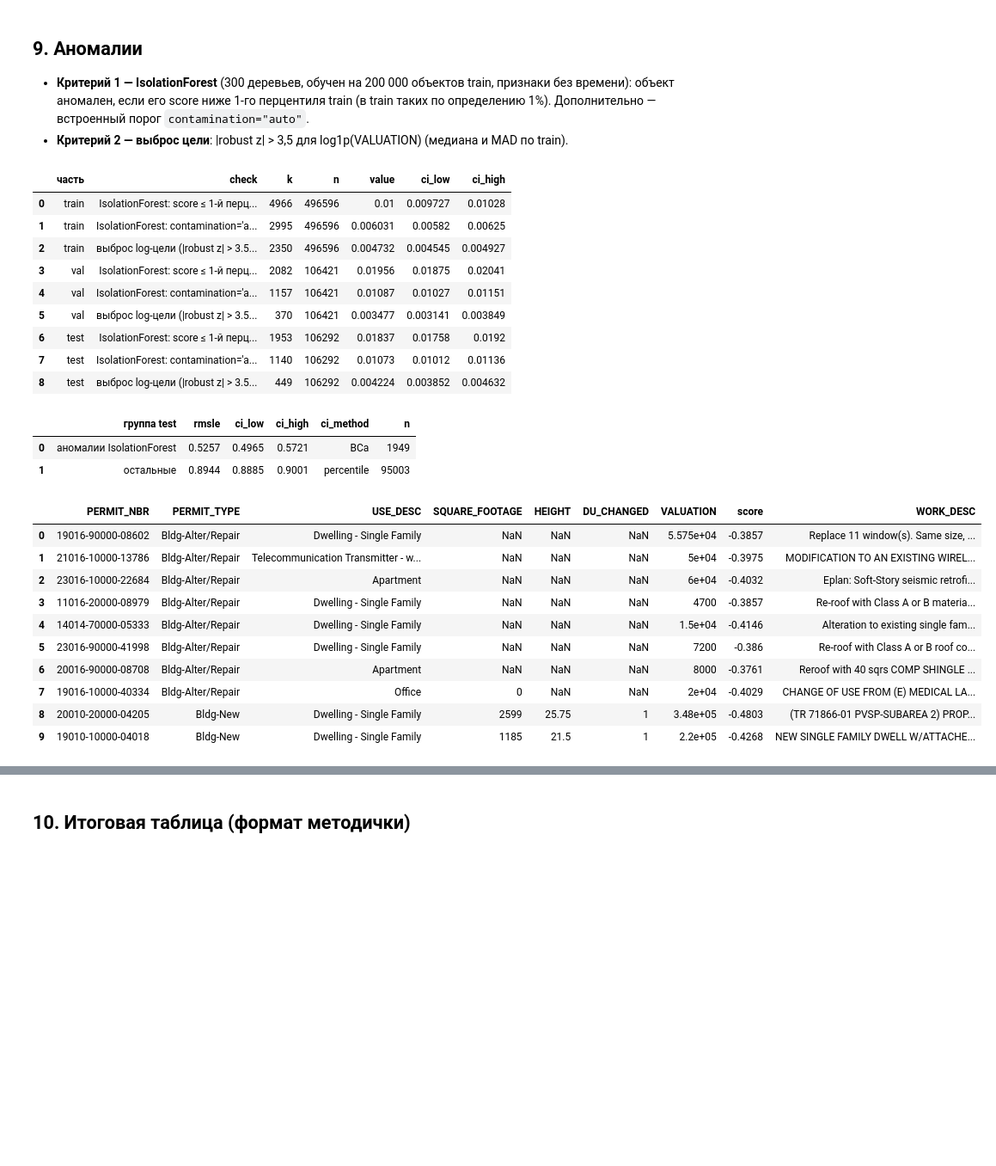
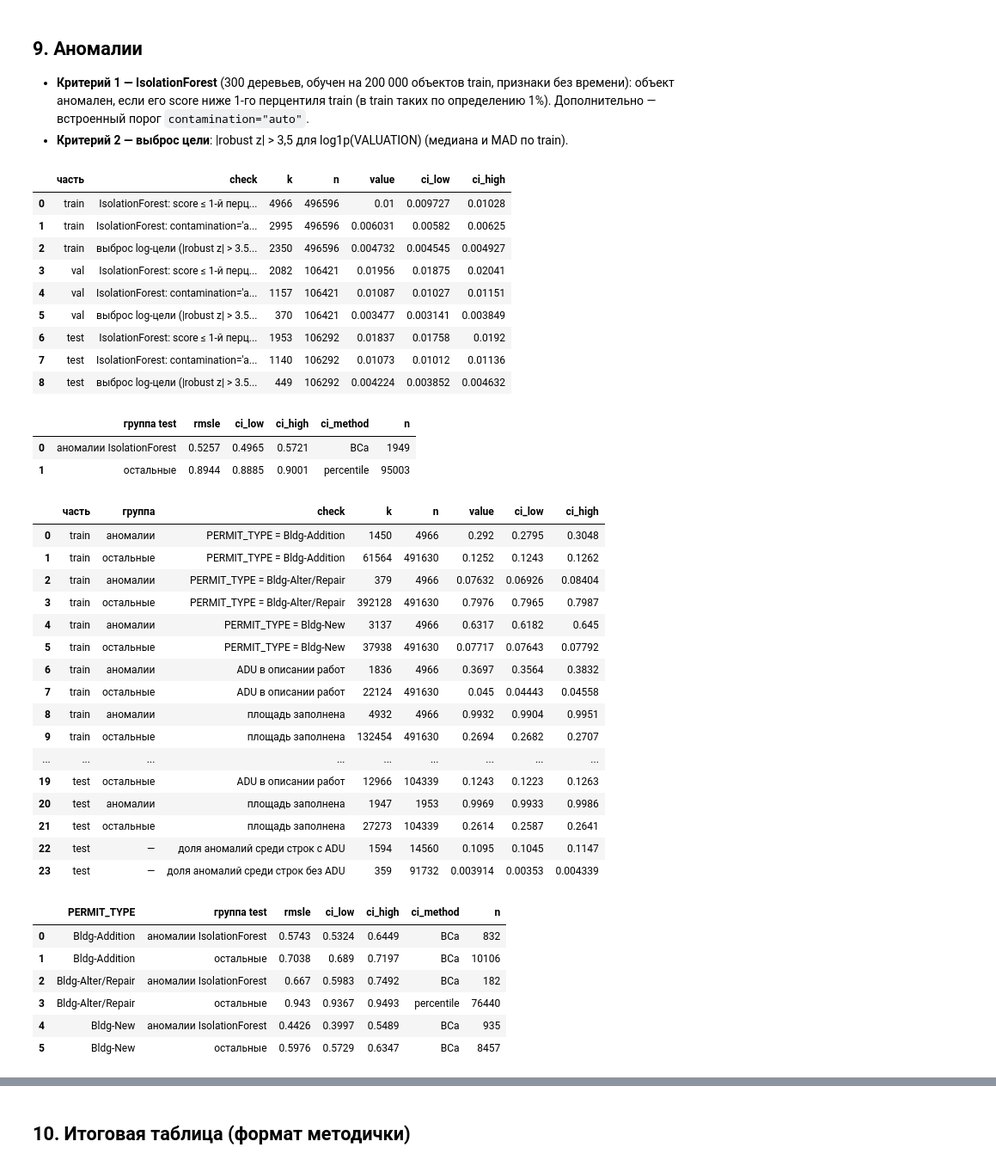
Before and after one commit to DeaDog911/ai-security, a Jupyter notebook: notebooks/pr1_data_quality.ipynb, the cells around one changed output, grey strips where cells are left out. Shown at 86% size. Drawn from its saved outputs; the diff is of its cells as text; code cells hidden in the pictures; blank space fills up the shorter version.

```diff
--- a/notebooks/pr1_data_quality.ipynb
+++ b/notebooks/pr1_data_quality.ipynb
@@ -635,30 +635,45 @@ img("shift_by_year")
 # %%
 show("anomalies", cols=["часть", "check", "k", "n", "value", "ci_low", "ci_high"]);
 show("anomalies_error");
+show("anomalies_profile", cols=["часть", "группа", "check", "k", "n", "value", "ci_low", "ci_high"]);
+show("anomalies_error_by_type");
 show("anomalies_top15", n=10);
 img("anomalies")
 # %% [output]
 |  | часть | check | k | n | value | ci_low | ci_high |
 | 0 | train | IsolationForest: score ≤ 1-й перц... | 4966 | 496596 | 0.01 | 0.009727 | 0.01028 |
 | 1 | train | IsolationForest: contamination='a... | 2995 | 496596 | 0.006031 | 0.00582 | 0.00625 |
 | 2 | train | выброс log-цели (|robust z| > 3.5... | 2350 | 496596 | 0.004732 | 0.004545 | 0.004927 |
 | 3 | val | IsolationForest: score ≤ 1-й перц... | 2082 | 106421 | 0.01956 | 0.01875 | 0.02041 |
 | 4 | val | IsolationForest: contamination='a... | 1157 | 106421 | 0.01087 | 0.01027 | 0.01151 |
 | 5 | val | выброс log-цели (|robust z| > 3.5... | 370 | 106421 | 0.003477 | 0.003141 | 0.003849 |
 | 6 | test | IsolationForest: score ≤ 1-й перц... | 1953 | 106292 | 0.01837 | 0.01758 | 0.0192 |
 | 7 | test | IsolationForest: contamination='a... | 1140 | 106292 | 0.01073 | 0.01012 | 0.01136 |
 | 8 | test | выброс log-цели (|robust z| > 3.5... | 449 | 106292 | 0.004224 | 0.003852 | 0.004632 |
 |  | группа test | rmsle | ci_low | ci_high | ci_method | n |
 | 0 | аномалии IsolationForest | 0.5257 | 0.4965 | 0.5721 | BCa | 1949 |
 | 1 | остальные | 0.8944 | 0.8885 | 0.9001 | percentile | 95003 |
-|  | PERMIT_NBR | PERMIT_TYPE | USE_DESC | SQUARE_FOOTAGE | HEIGHT | DU_CHANGED | VALUATION | score | WORK_DESC |
-| 0 | 19016-90000-08602 | Bldg-Alter/Repair | Dwelling - Single Family | NaN | NaN | NaN | 5.575e+04 | -0.3857 | Replace 11 window(s). Same size, ... |
-| 1 | 21016-10000-13786 | Bldg-Alter/Repair | Telecommunication Transmitter - w... | NaN | NaN | NaN | 5e+04 | -0.3975 | MODIFICATION TO AN EXISTING WIREL... |
-| 2 | 23016-10000-22684 | Bldg-Alter/Repair | Apartment | NaN | NaN | NaN | 6e+04 | -0.4032 | Eplan: Soft-Story seismic retrofi... |
-| 3 | 11016-20000-08979 | Bldg-Alter/Repair | Dwelling - Single Family | NaN | NaN | NaN | 4700 | -0.3857 | Re-roof with Class A or B materia... |
-| 4 | 14014-70000-05333 | Bldg-Alter/Repair | Dwelling - Single Family | NaN | NaN | NaN | 1.5e+04 | -0.4146 | Alteration to existing single fam... |
-| 5 | 23016-90000-41998 | Bldg-Alter/Repair | Dwelling - Single Family | NaN | NaN | NaN | 7200 | -0.386 | Re-roof with Class A or B roof co... |
-| 6 | 20016-90000-08708 | Bldg-Alter/Repair | Apartment | NaN | NaN | NaN | 8000 | -0.3761 | Reroof with 40 sqrs COMP SHINGLE ... |
-| 7 | 19016-10000-40334 | Bldg-Alter/Repair | Office | 0 | NaN | NaN | 2e+04 | -0.4029 | CHANGE OF USE FROM (E) MEDICAL LA... |
-| 8 | 20010-20000-04205 | Bldg-New | Dwelling - Single Family | 2599 | 25.75 | 1 | 3.48e+05 | -0.4803 | (TR 71866-01 PVSP-SUBAREA 2) PROP... |
-| 9 | 19010-10000-04018 | Bldg-New | Dwelling - Single Family | 1185 | 21.5 | 1 | 2.2e+05 | -0.4268 | NEW SINGLE FAMILY DWELL W/ATTACHE... |
+|  | часть | группа | check | k | n | value | ci_low | ci_high |
+| 0 | train | аномалии | PERMIT_TYPE = Bldg-Addition | 1450 | 4966 | 0.292 | 0.2795 | 0.3048 |
+| 1 | train | остальные | PERMIT_TYPE = Bldg-Addition | 61564 | 491630 | 0.1252 | 0.1243 | 0.1262 |
+| 2 | train | аномалии | PERMIT_TYPE = Bldg-Alter/Repair | 379 | 4966 | 0.07632 | 0.06926 | 0.08404 |
+| 3 | train | остальные | PERMIT_TYPE = Bldg-Alter/Repair | 392128 | 491630 | 0.7976 | 0.7965 | 0.7987 |
+| 4 | train | аномалии | PERMIT_TYPE = Bldg-New | 3137 | 4966 | 0.6317 | 0.6182 | 0.645 |
+| 5 | train | остальные | PERMIT_TYPE = Bldg-New | 37938 | 491630 | 0.07717 | 0.07643 | 0.07792 |
+| 6 | train | аномалии | ADU в описании работ | 1836 | 4966 | 0.3697 | 0.3564 | 0.3832 |
+| 7 | train | остальные | ADU в описании работ | 22124 | 491630 | 0.045 | 0.04443 | 0.04558 |
+| 8 | train | аномалии | площадь заполнена | 4932 | 4966 | 0.9932 | 0.9904 | 0.9951 |
+| 9 | train | остальные | площадь заполнена | 132454 | 491630 | 0.2694 | 0.2682 | 0.2707 |
+| ... | ... | ... | ... | ... | ... | ... | ... | ... |
+| 19 | test | остальные | ADU в описании работ | 12966 | 104339 | 0.1243 | 0.1223 | 0.1263 |
+| 20 | test | аномалии | площадь заполнена | 1947 | 1953 | 0.9969 | 0.9933 | 0.9986 |
+| 21 | test | остальные | площадь заполнена | 27273 | 104339 | 0.2614 | 0.2587 | 0.2641 |
+| 22 | test | — | доля аномалий среди строк с ADU | 1594 | 14560 | 0.1095 | 0.1045 | 0.1147 |
+| 23 | test | — | доля аномалий среди строк без ADU | 359 | 91732 | 0.003914 | 0.00353 | 0.004339 |
+|  | PERMIT_TYPE | группа test | rmsle | ci_low | ci_high | ci_method | n |
+| 0 | Bldg-Addition | аномалии IsolationForest | 0.5743 | 0.5324 | 0.6449 | BCa | 832 |
+| 1 | Bldg-Addition | остальные | 0.7038 | 0.689 | 0.7197 | BCa | 10106 |
+| 2 | Bldg-Alter/Repair | аномалии IsolationForest | 0.667 | 0.5983 | 0.7492 | BCa | 182 |
+| 3 | Bldg-Alter/Repair | остальные | 0.943 | 0.9367 | 0.9493 | percentile | 76440 |
+| 4 | Bldg-New | аномалии IsolationForest | 0.4426 | 0.3997 | 0.5489 | BCa | 935 |
+| 5 | Bldg-New | остальные | 0.5976 | 0.5729 | 0.6347 | BCa | 8457 |
```
Also changed, not shown: parts of 3 cells of this notebook, 9 other files.
